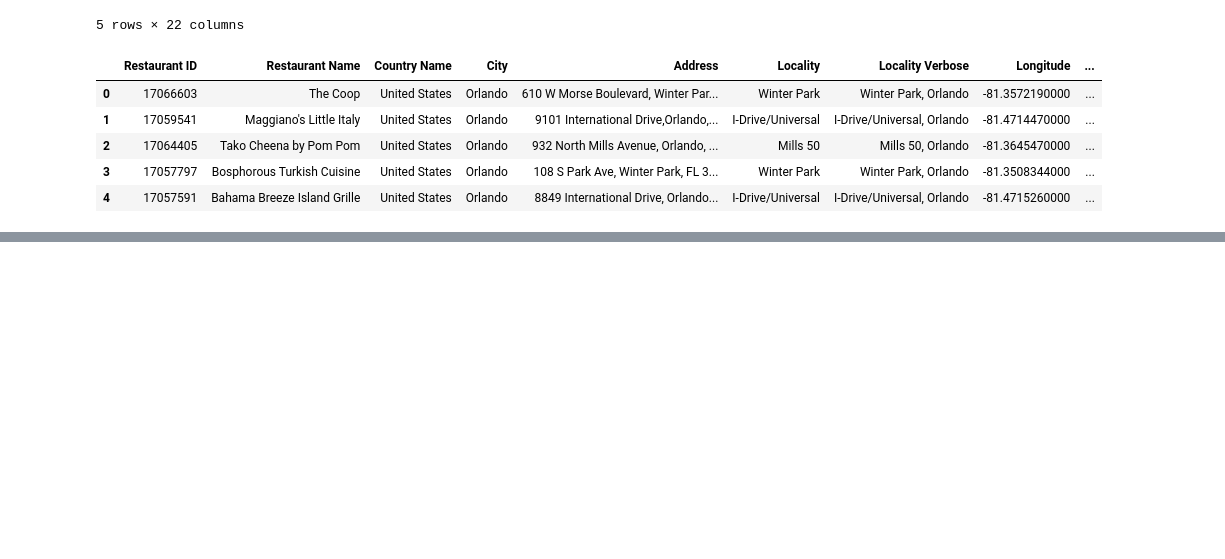
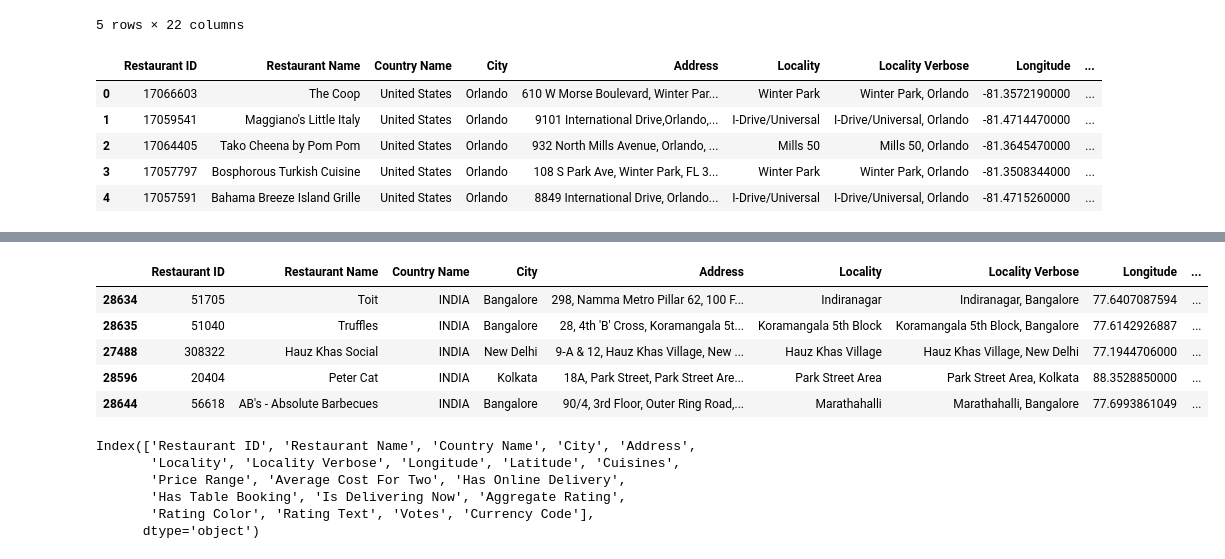
Before and after one commit to kevinggrimm/Zomato-Restaurants-Data-ETL, a Jupyter notebook: Zomato - Processing JSON Files.ipynb, the cells around one changed output, grey strips where cells are left out. Cells and saved outputs as stored; diff of their text form; code cells hidden in the pictures; blank space fills up the shorter version.

```diff
--- a/Zomato - Processing JSON Files.ipynb
+++ b/Zomato - Processing JSON Files.ipynb
@@ -1234,0 +1473,13 @@ final.head()
+# %%
+'''
+Scraping the results from IBAN with requests and BeautifulSoup
+'''
+from bs4 import BeautifulSoup as bs
+
+r = requests.get("https://www.iban.com/currency-codes")
+soup = bs(r.content, "html.parser")
+# %%
+# Inspect the web page and pass the table class name into .find() to get the table body
+tbody = soup.find("table", class_="table table-bordered downloads tablesorter").tbody
+# Similar process to find all table rows
+trows = tbody.find_all("tr")
@@ -1234,0 +1496,13 @@ final.head()
+# %%
+'''
+There are four cells in a row
+- Our mapping requires the first cell (Country) and either cell 2 (Currency) or 3 (Code)
+- Using 'Code' for the purposes of this exercise
+'''
+country_code_mapping = {
+    row.find_all("td")[0].get_text(): row.find_all("td")[2].get_text() for row in trows
+}
+# %%
+# Map results over to the DF
+final['Currency Code'] = final['Country Name'].map(country_code_mapping)
+final['Currency Code'].value_counts()
@@ -1234,0 +1522,21 @@ final.head()
+# %%
+# We can now delete `Currency`
+del final['Currency']
+
+final.head()
+# %% [output]
+|  | Restaurant ID | Restaurant Name | Country Name | City | Address | Locality | Locality Verbose | Longitude | ... |
+| 28634 | 51705 | Toit | INDIA | Bangalore | 298, Namma Metro Pillar 62, 100 F... | Indiranagar | Indiranagar, Bangalore | 77.6407087594 | ... |
+| 28635 | 51040 | Truffles | INDIA | Bangalore | 28, 4th 'B' Cross, Koramangala 5t... | Koramangala 5th Block | Koramangala 5th Block, Bangalore | 77.6142926887 | ... |
+| 27488 | 308322 | Hauz Khas Social | INDIA | New Delhi | 9-A & 12, Hauz Khas Village, New ... | Hauz Khas Village | Hauz Khas Village, New Delhi | 77.1944706000 | ... |
+| 28596 | 20404 | Peter Cat | INDIA | Kolkata | 18A, Park Street, Park Street Are... | Park Street Area | Park Street Area, Kolkata | 88.3528850000 | ... |
+| 28644 | 56618 | AB's - Absolute Barbecues | INDIA | Bangalore | 90/4, 3rd Floor, Outer Ring Road,... | Marathahalli | Marathahalli, Bangalore | 77.6993861049 | ... |
+# %%
+final.columns
+# %% [output]
+Index(['Restaurant ID', 'Restaurant Name', 'Country Name', 'City', 'Address',
+       'Locality', 'Locality Verbose', 'Longitude', 'Latitude', 'Cuisines',
+       'Price Range', 'Average Cost For Two', 'Has Online Delivery',
+       'Has Table Booking', 'Is Delivering Now', 'Aggregate Rating',
+       'Rating Color', 'Rating Text', 'Votes', 'Currency Code'],
+      dtype='object')
```
Also changed, not shown: parts of 19 cells of this notebook.
